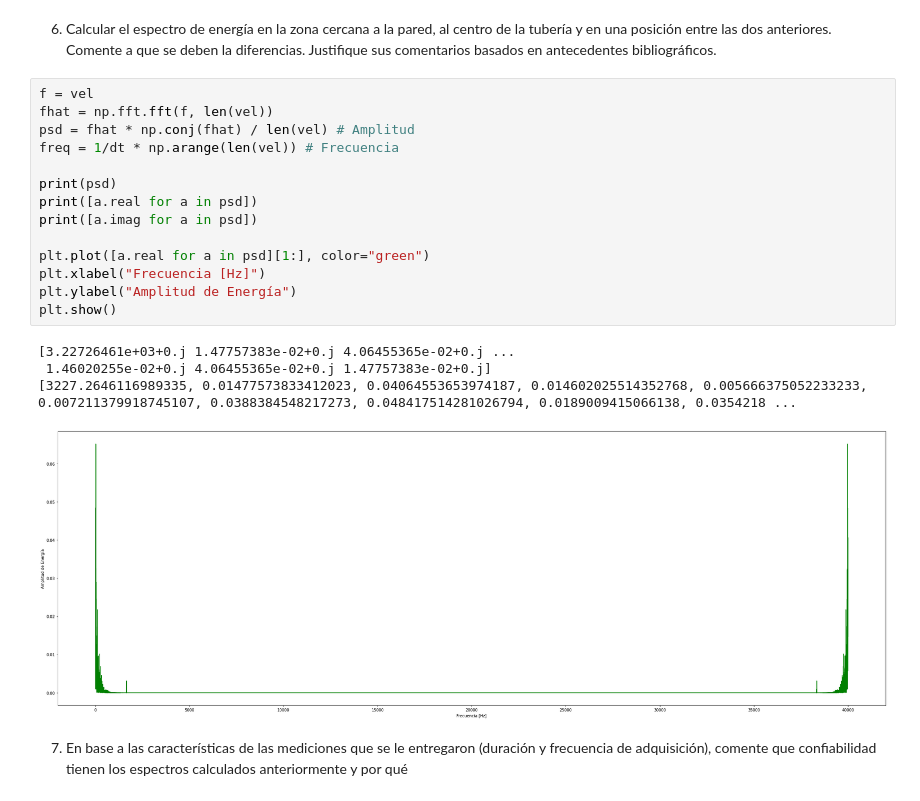
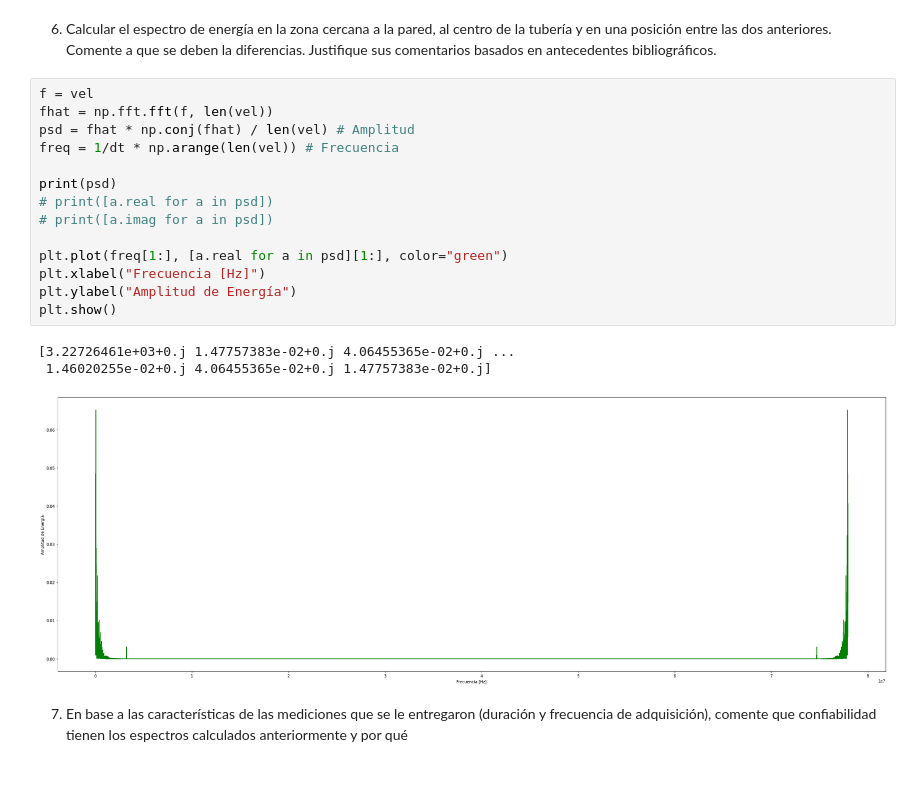
Before and after one commit to AlonsoEspinoza8/Proyecto-ICH1104, a Jupyter notebook: proyecto.ipynb, the cells around one changed output. Cells and saved outputs as stored; diff of their text form.

```diff
--- a/proyecto.ipynb
+++ b/proyecto.ipynb
@@ -318,22 +318,21 @@ Justifique sus comentarios basados en antecedentes bibliográficos.
 # %%
 f = vel
 fhat = np.fft.fft(f, len(vel))
 psd = fhat * np.conj(fhat) / len(vel) # Amplitud
 freq = 1/dt * np.arange(len(vel)) # Frecuencia
 
 print(psd)
-print([a.real for a in psd])
-print([a.imag for a in psd])
+# print([a.real for a in psd])
+# print([a.imag for a in psd])
 
-plt.plot([a.real for a in psd][1:], color="green")
+plt.plot(freq[1:], [a.real for a in psd][1:], color="green")
 plt.xlabel("Frecuencia [Hz]")
 plt.ylabel("Amplitud de Energía")
 plt.show()
 # %% [output]
 [3.22726461e+03+0.j 1.47757383e-02+0.j 4.06455365e-02+0.j ...
  1.46020255e-02+0.j 4.06455365e-02+0.j 1.47757383e-02+0.j]
-[3227.2646116989335, 0.01477573833412023, 0.04064553653974187, 0.014602025514352768, 0.005666375052233233, 0.007211379918745107, 0.0388384548217273, 0.048417514281026794, 0.0189009415066138, 0.0354218 ...
-[figure, old version]
+[figure, new version]
 # %% [markdown]
 7) En base a las características de las mediciones que se le entregaron (duración y
 frecuencia de adquisición), comente que confiabilidad tienen los espectros calculados
```
Also changed, not shown: 1 other file.
